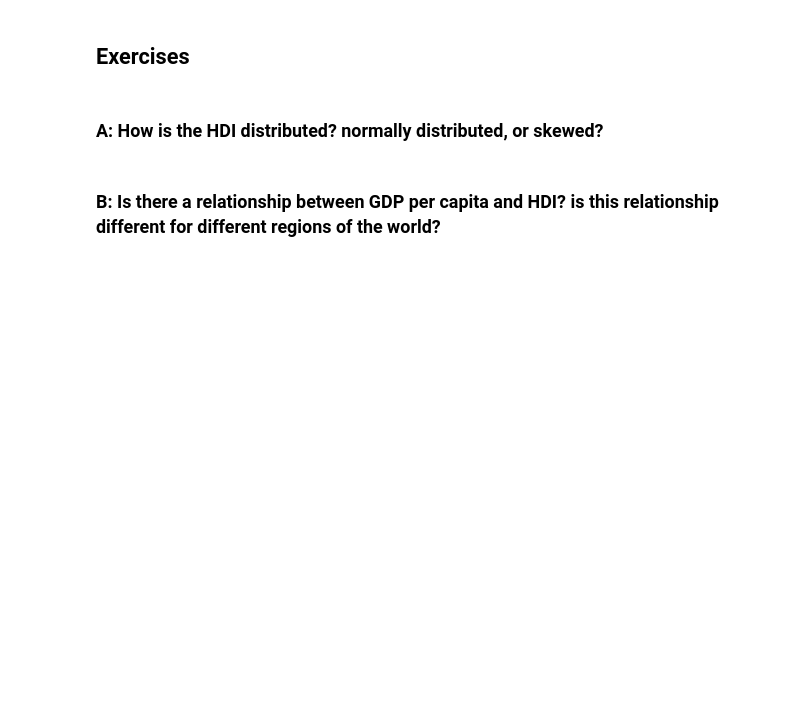
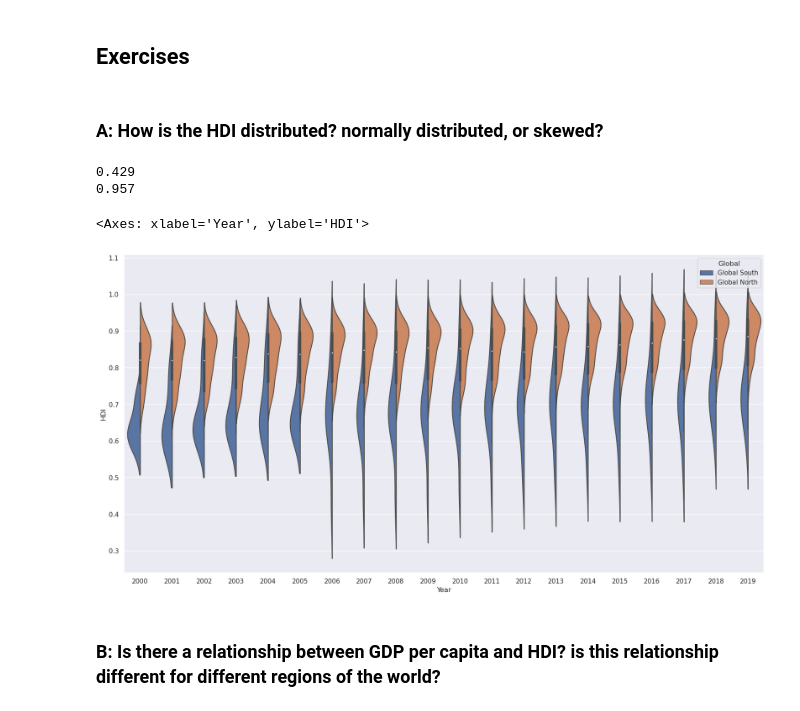
Before and after one commit to aspp-latam/2023-mexico-data-visualization, a Jupyter notebook: exercise-2.ipynb, the cells around one changed output. Cells and saved outputs as stored; diff of their text form; code cells hidden in the pictures; blank space fills up the shorter version.

```diff
--- a/exercise-2.ipynb
+++ b/exercise-2.ipynb
@@ -80,6 +84,18 @@ df[df['Country']=='Italy']
 ## Exercises
 # %% [markdown]
 ### A: How is the HDI distributed? normally distributed, or skewed?
+# %%
+import seaborn as sns
+
+print(np.min(df['HDI']))
+print(np.max(df['HDI']))
+sns.set(rc = {'figure.figsize':(20,10)})
+sns.violinplot(data=df, x="Year", y="HDI", hue="Global", scale_hue=True ,split=True, scale='area')
+# %% [output]
+0.429
+0.957
+<Axes: xlabel='Year', ylabel='HDI'>
+[figure, added]
 # %% [markdown]
 ### B: Is there a relationship between GDP per capita and HDI? is this relationship different for different regions of the world?
 # %% [markdown]
```
Also changed, not shown: parts of 1 cell of this notebook.
